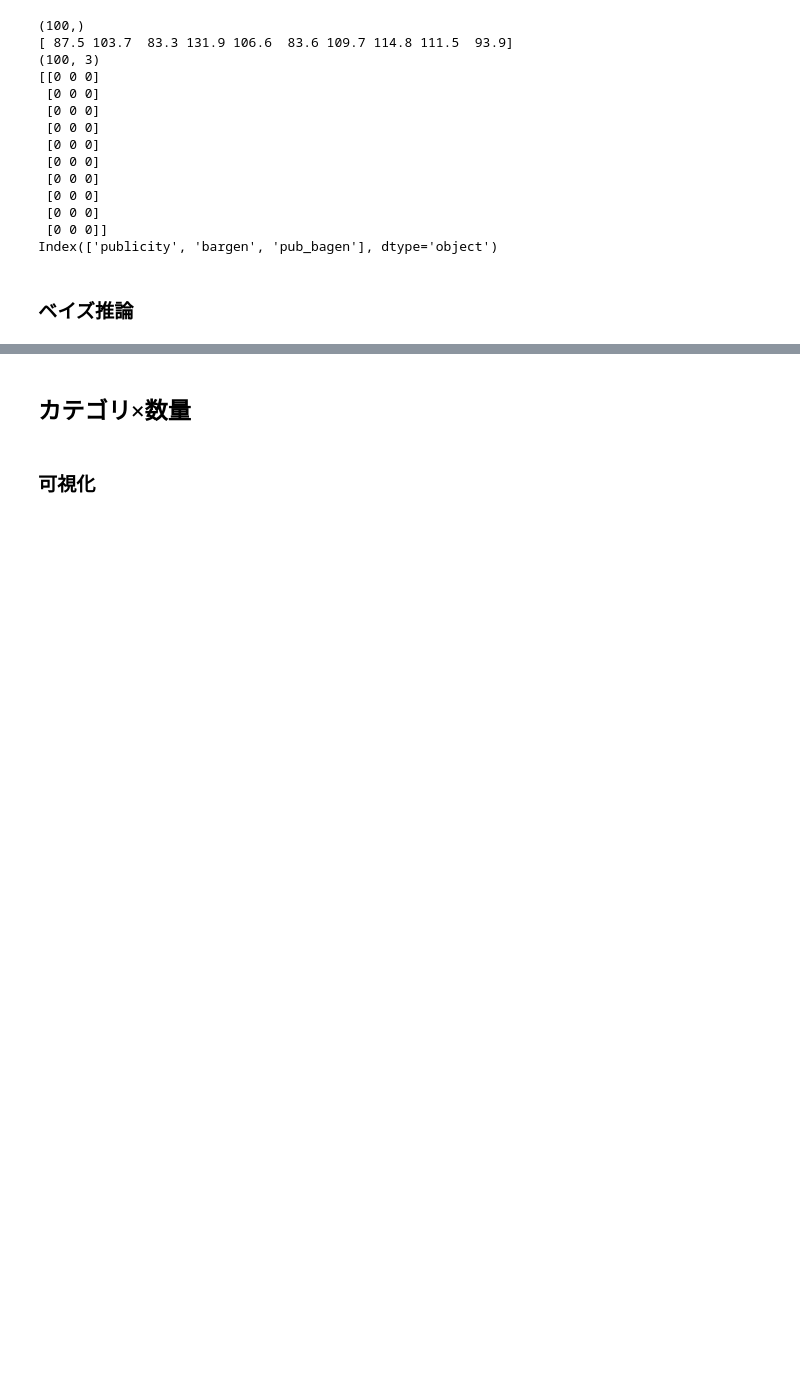
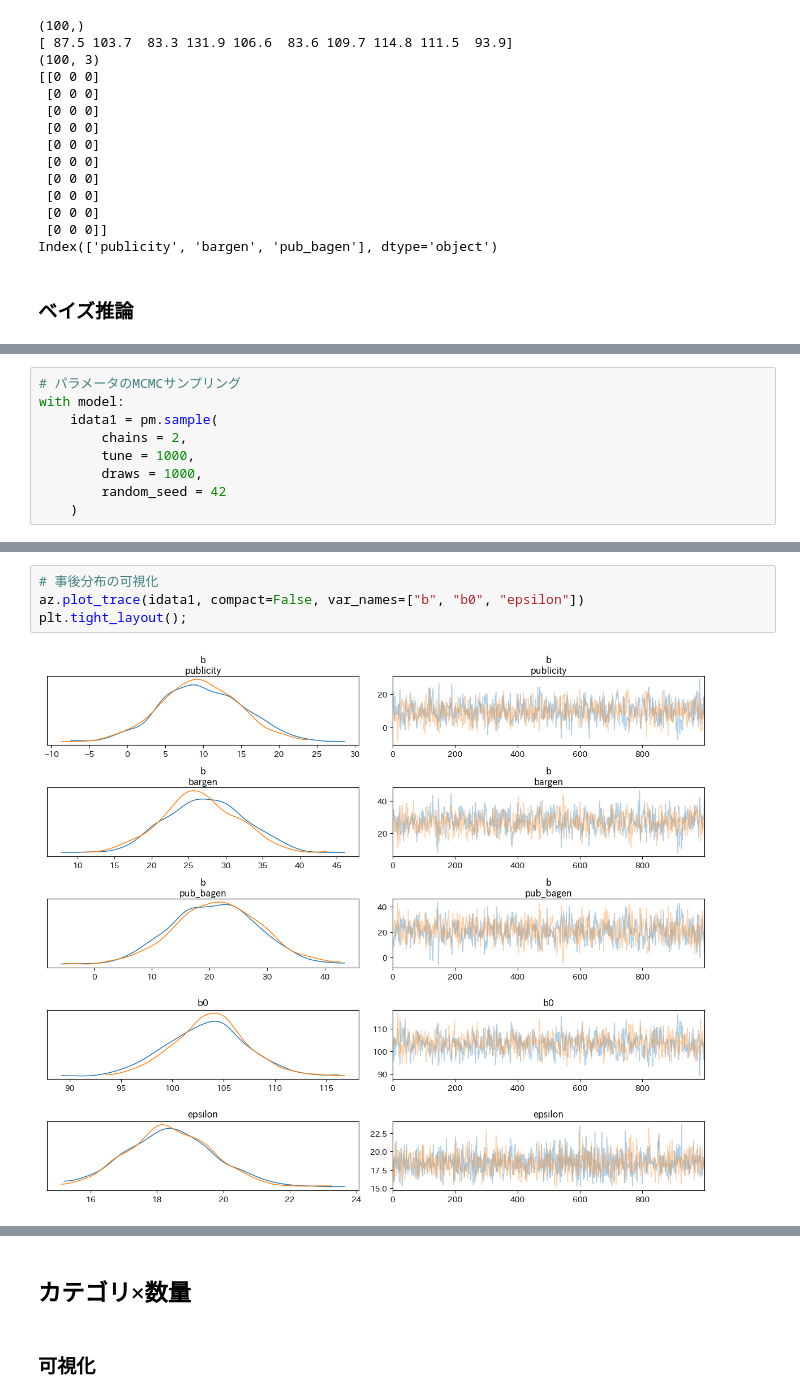
Before and after one commit to wakamatsuikuma/Learning, a Jupyter notebook: (python)RとStanではじめるベイズ統計モデリングによるデータ分析入門/notebook/Part3_10_InteractionTerm.ipynb, the cells around one changed output, grey strips where cells are left out. Drawn from its saved outputs; the diff is of its cells as text; blank space fills up the shorter version.

```diff
--- a/(python)RとStanではじめるベイズ統計モデリングによるデータ分析入門/notebook/Part3_10_InteractionTerm.ipynb
+++ b/(python)RとStanではじめるベイズ統計モデリングによるデータ分析入門/notebook/Part3_10_InteractionTerm.ipynb
@@ -157,0 +165,9 @@ with model:
+# %%
+# パラメータのMCMCサンプリング
+with model:
+    idata1 = pm.sample(
+        chains = 2,
+        tune = 1000,
+        draws = 1000,
+        random_seed = 42
+    )
@@ -157,0 +182,6 @@ with model:
+# %%
+# 事後分布の可視化
+az.plot_trace(idata1, compact=False, var_names=["b", "b0", "epsilon"])
+plt.tight_layout();
+# %% [output]
+[figure, added]
```
Also changed, not shown: parts of 22 cells of this notebook.
